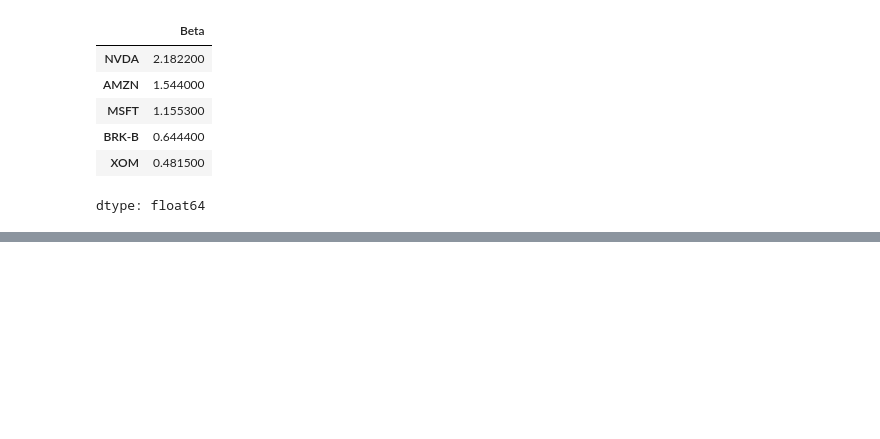
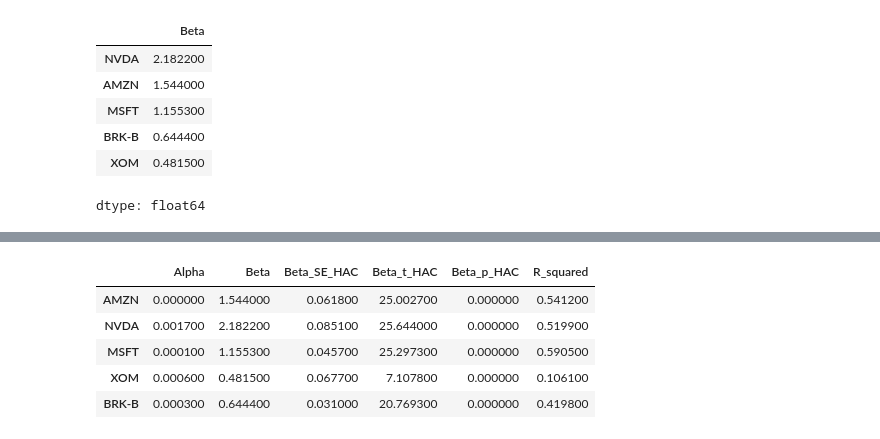
Before and after one commit to josuemarroquinj/corporate-value-portfolio-risk-analysis, a Jupyter notebook: notebooks/01_market_data_collection.ipynb, the cells around one changed output, grey strips where cells are left out. Saved outputs shown, nothing was run; the diff lists cells and outputs as text; code cells hidden in the pictures; blank space fills up the shorter version.

```diff
--- a/notebooks/01_market_data_collection.ipynb
+++ b/notebooks/01_market_data_collection.ipynb
@@ -1496,0 +1582,17 @@ dtype: float64
+# %%
+# ============================================================
+# 12.9 ESTIMATE HAC CAPM MODELS
+# ============================================================
+
+capm_hac_models = {}
+
+for asset in ASSETS:
+
+    capm_hac_models[asset] = estimate_capm_hac(
+        asset,
+        excess_returns,
+        maxlags=5
+    )
+
+print("HAC CAPM models estimated:")
+print(list(capm_hac_models.keys()))
@@ -1496,0 +1628,45 @@ dtype: float64
+# %%
+# ============================================================
+# 12.11 CAPM RESULTS — HAC
+# ============================================================
+
+capm_hac_results = pd.DataFrame(index=ASSETS)
+
+capm_hac_results["Alpha"] = [
+    capm_hac_models[a].params["const"]
+    for a in ASSETS
+]
+
+capm_hac_results["Beta"] = [
+    capm_hac_models[a].params["Market"]
+    for a in ASSETS
+]
+
+capm_hac_results["Beta_SE_HAC"] = [
+    capm_hac_models[a].bse["Market"]
+    for a in ASSETS
+]
+
+capm_hac_results["Beta_t_HAC"] = [
+    capm_hac_models[a].tvalues["Market"]
+    for a in ASSETS
+]
+
+capm_hac_results["Beta_p_HAC"] = [
+    capm_hac_models[a].pvalues["Market"]
+    for a in ASSETS
+]
+
+capm_hac_results["R_squared"] = [
+    capm_hac_models[a].rsquared
+    for a in ASSETS
+]
+
+capm_hac_results.round(4)
+# %% [output]
+|  | Alpha | Beta | Beta_SE_HAC | Beta_t_HAC | Beta_p_HAC | R_squared |
+| AMZN | 0.000000 | 1.544000 | 0.061800 | 25.002700 | 0.000000 | 0.541200 |
+| NVDA | 0.001700 | 2.182200 | 0.085100 | 25.644000 | 0.000000 | 0.519900 |
+| MSFT | 0.000100 | 1.155300 | 0.045700 | 25.297300 | 0.000000 | 0.590500 |
+| XOM | 0.000600 | 0.481500 | 0.067700 | 7.107800 | 0.000000 | 0.106100 |
+| BRK-B | 0.000300 | 0.644400 | 0.031000 | 20.769300 | 0.000000 | 0.419800 |
```
Also changed, not shown: parts of 8 cells of this notebook.
